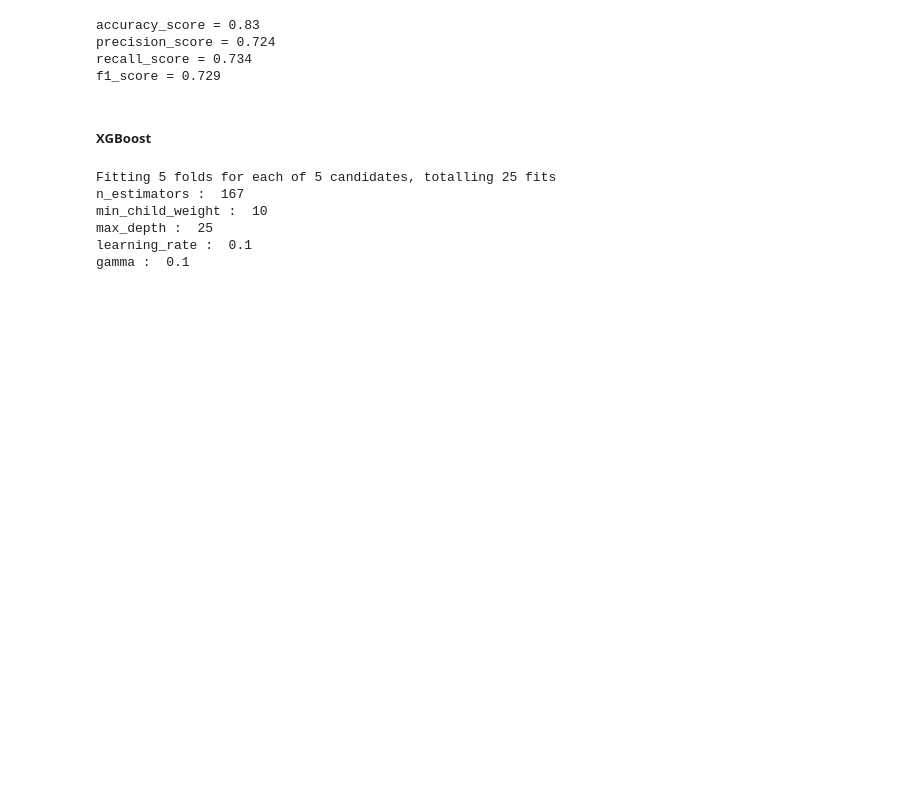
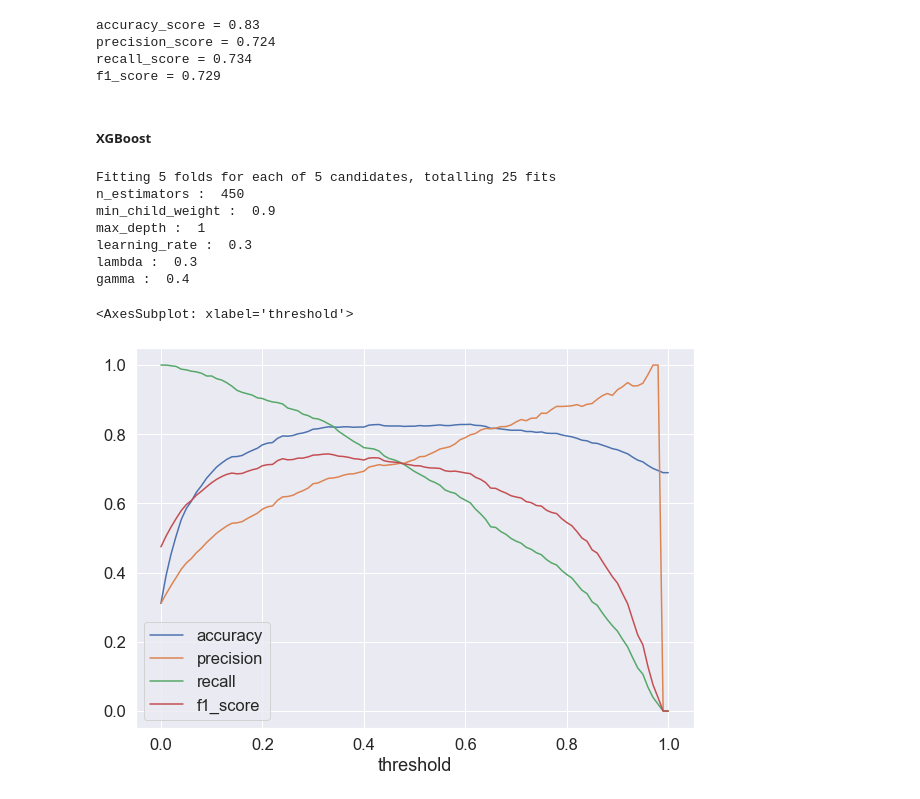
Before and after one commit to pzolnierczyk/insurance-classification, a Jupyter notebook: insurance_claims.ipynb, the cells around one changed output. Saved outputs shown, nothing was run; the diff lists cells and outputs as text; code cells hidden in the pictures; blank space fills up the shorter version.

```diff
--- a/insurance_claims.ipynb
+++ b/insurance_claims.ipynb
@@ -479,12 +473,12 @@ f1_score = 0.729
 ##### XGBoost
 # %%
 # searching for the best XGBoost parameters
-param_dist = {'n_estimators': [int(n) for n in np.linspace(100, 301, 100)],
-             'gamma': [ 0.0, 0.1, 0.2 , 0.3, 0.4 ],
-             'max_depth': [int(n) for n
-                           in np.linspace(5, 51, 10)],
-             'min_child_weight': [10,15,20,25],
-             'learning_rate': [0.01, 0.05, 0.1, 0.2]
+param_dist = {'n_estimators': [x for x in range (100,501,50)],
+             'gamma': [0.0, 0.05, 0.1, 0.15, 0.2, 0.3, 0.4],
+             'max_depth': [x for x in range(1,6)],
+             'min_child_weight': [x/10 for x in range(0,10)],
+             'learning_rate': [0.01, 0.05, 0.1, 0.2, 0.3],
+             'lambda': [0, 0.1, 0.3, 0.5, 0.8, 1]
 }
 
 clf_xgb = xgb.XGBClassifier()
@@ -503,10 +497,11 @@ for hyperparam in clf.best_params_.keys():
     print(hyperparam[hyperparam.find("__") + 1:],": ", clf.best_params_[hyperparam])
 # %% [output]
 Fitting 5 folds for each of 5 candidates, totalling 25 fits
-n_estimators :  167
-min_child_weight :  10
-max_depth :  25
-learning_rate :  0.1
-gamma :  0.1
+n_estimators :  450
+min_child_weight :  0.9
+max_depth :  1
+learning_rate :  0.3
+lambda :  0.3
+gamma :  0.4
 # %%
 # # Optimal parameters returned for XGB by RandomizedSearchCV
@@ -521,2 +518,9 @@ xgboost = clf_xgb.fit(X_tr_pca, y_train.to_numpy(), verbose=True)
+# %%
+scores_df_xgb = best_threshold(y_test, predict_proba)
+plt.rcParams["figure.figsize"] = (10,7)
+scores_df_xgb.plot(x='threshold')
+# %% [output]
+<AxesSubplot: xlabel='threshold'>
+[figure, added]
 # %%
 # Running prediciton and preparing confusion matrix
```
Also changed, not shown: parts of 7 cells of this notebook.
